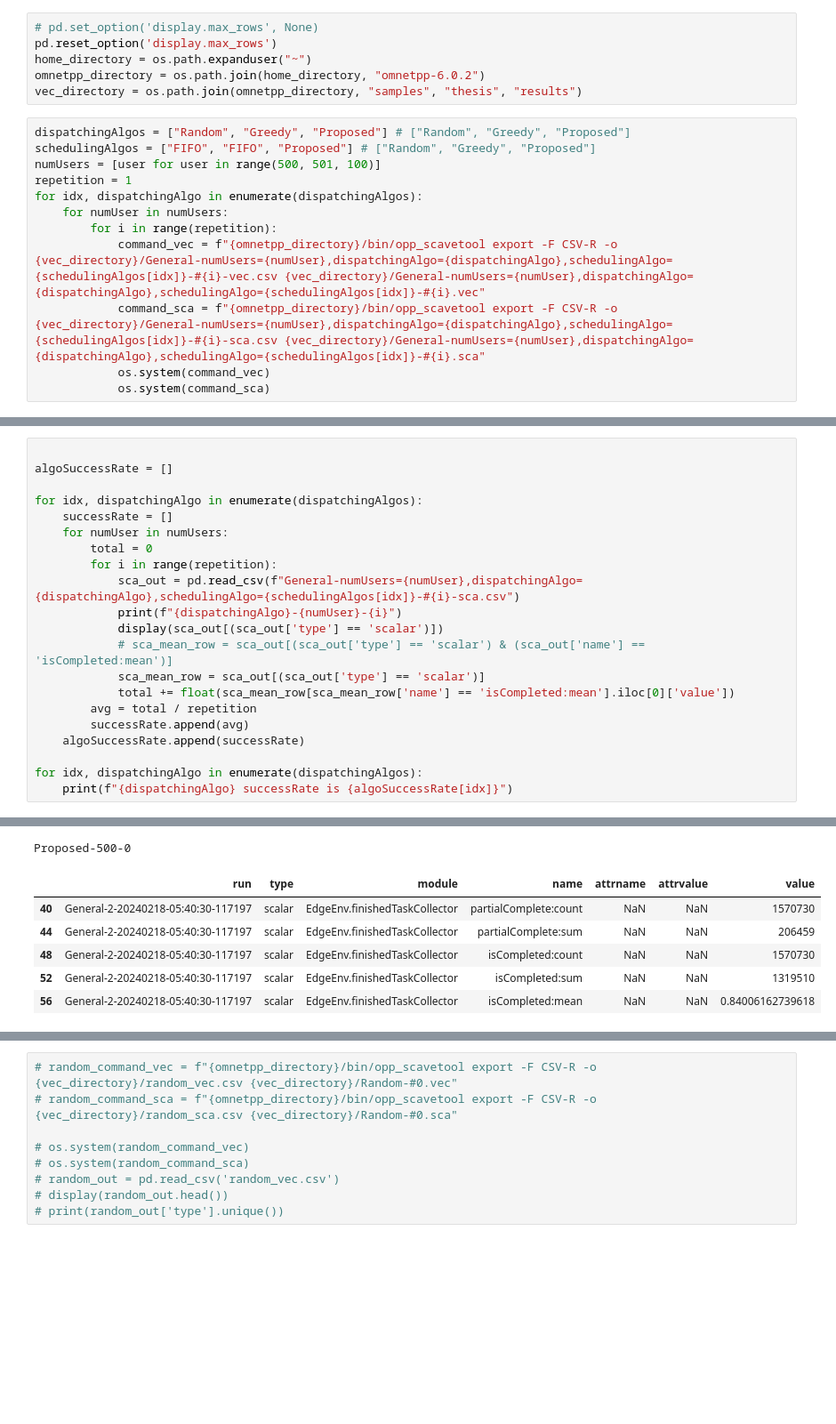
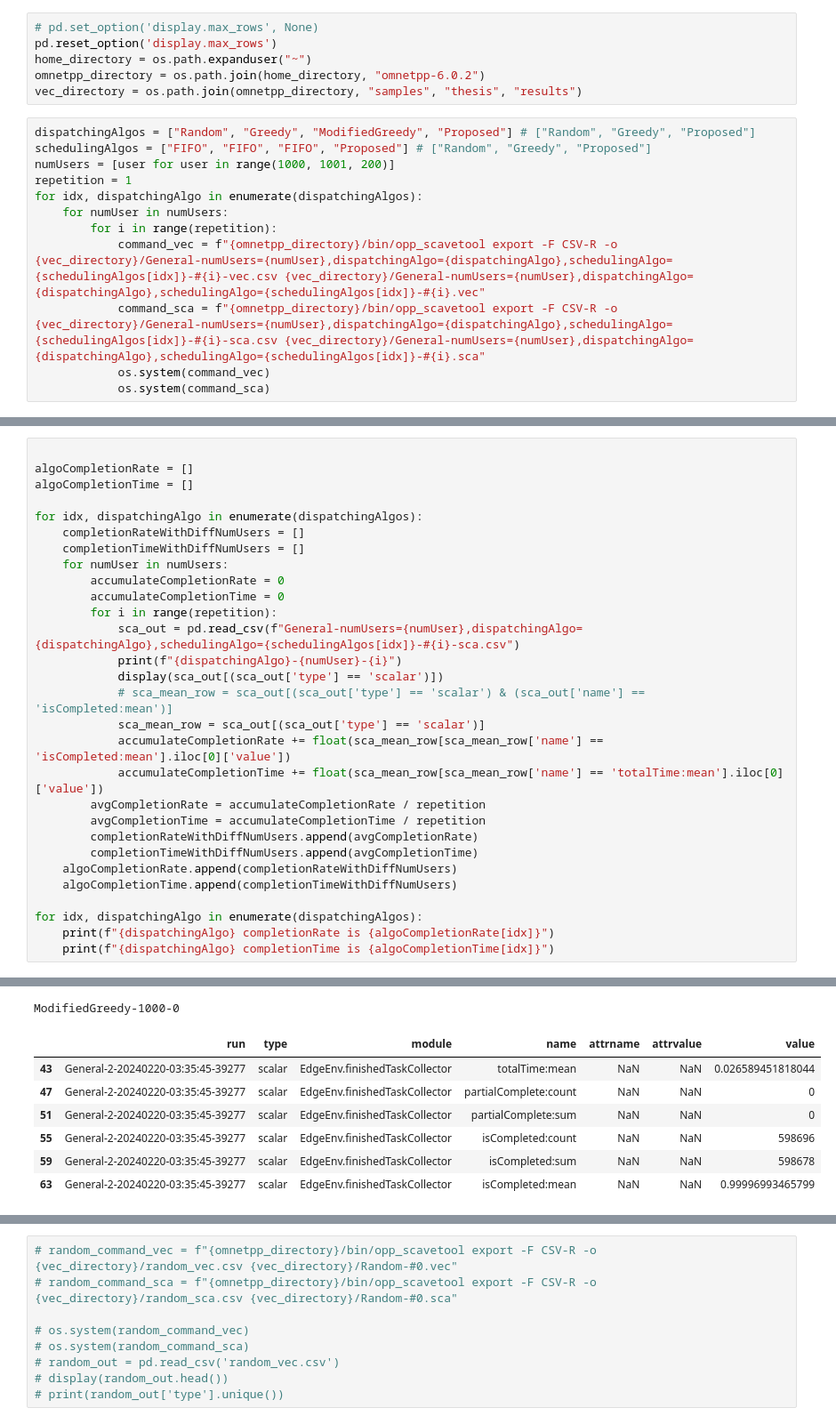
Before and after one commit to TimHung000/thesis, a Jupyter notebook: res.ipynb, the cells around one changed output, grey strips where cells are left out. Shown at 89% size. Saved outputs shown, nothing was run; the diff lists cells and outputs as text; blank space fills up the shorter version.

```diff
--- a/res.ipynb
+++ b/res.ipynb
@@ -12,9 +12,9 @@ home_directory = os.path.expanduser("~")
 omnetpp_directory = os.path.join(home_directory, "omnetpp-6.0.2")
 vec_directory = os.path.join(omnetpp_directory, "samples", "thesis", "results")
 # %%
-dispatchingAlgos = ["Random", "Greedy", "Proposed"] # ["Random", "Greedy", "Proposed"]
-schedulingAlgos = ["FIFO", "FIFO", "Proposed"] # ["Random", "Greedy", "Proposed"]
-numUsers = [user for user in range(500, 501, 100)]
+dispatchingAlgos = ["Random", "Greedy", "ModifiedGreedy", "Proposed"] # ["Random", "Greedy", "Proposed"]
+schedulingAlgos = ["FIFO", "FIFO", "FIFO", "Proposed"] # ["Random", "Greedy", "Proposed"]
+numUsers = [user for user in range(1000, 1001, 200)]
 repetition = 1
 for idx, dispatchingAlgo in enumerate(dispatchingAlgos):
     for numUser in numUsers:
@@ -33,22 +35,30 @@ Exported 5 scalars, 6510 parameters
 # %%
 
-algoSuccessRate = []
+algoCompletionRate = []
+algoCompletionTime = []
 
 for idx, dispatchingAlgo in enumerate(dispatchingAlgos):
-    successRate = []
+    completionRateWithDiffNumUsers = []
+    completionTimeWithDiffNumUsers = []
     for numUser in numUsers:
-        total = 0
+        accumulateCompletionRate = 0
+        accumulateCompletionTime = 0
         for i in range(repetition):
             sca_out = pd.read_csv(f"General-numUsers={numUser},dispatchingAlgo={dispatchingAlgo},schedulingAlgo={schedulingAlgos[idx]}-#{i}-sca.csv")
             print(f"{dispatchingAlgo}-{numUser}-{i}")
             display(sca_out[(sca_out['type'] == 'scalar')])
             # sca_mean_row = sca_out[(sca_out['type'] == 'scalar') & (sca_out['name'] == 'isCompleted:mean')]
             sca_mean_row = sca_out[(sca_out['type'] == 'scalar')]
-            total += float(sca_mean_row[sca_mean_row['name'] == 'isCompleted:mean'].iloc[0]['value'])
-        avg = total / repetition
-        successRate.append(avg)
-    algoSuccessRate.append(successRate)
+            accumulateCompletionRate += float(sca_mean_row[sca_mean_row['name'] == 'isCompleted:mean'].iloc[0]['value'])
+            accumulateCompletionTime += float(sca_mean_row[sca_mean_row['name'] == 'totalTime:mean'].iloc[0]['value'])
+        avgCompletionRate = accumulateCompletionRate / repetition
+        avgCompletionTime = accumulateCompletionTime / repetition
+        completionRateWithDiffNumUsers.append(avgCompletionRate)
+        completionTimeWithDiffNumUsers.append(avgCompletionTime)
+    algoCompletionRate.append(completionRateWithDiffNumUsers)
+    algoCompletionTime.append(completionTimeWithDiffNumUsers)
 
 for idx, dispatchingAlgo in enumerate(dispatchingAlgos):
-    print(f"{dispatchingAlgo} successRate is {algoSuccessRate[idx]}")
+    print(f"{dispatchingAlgo} completionRate is {algoCompletionRate[idx]}")
+    print(f"{dispatchingAlgo} completionTime is {algoCompletionTime[idx]}")
 # %% [output]
@@ -69,7 +81,8 @@ Greedy-500-0
-Proposed-500-0
+ModifiedGreedy-1000-0
 |  | run | type | module | name | attrname | attrvalue | value |
-| 40 | General-2-20240218-05:40:30-117197 | scalar | EdgeEnv.finishedTaskCollector | partialComplete:count | NaN | NaN | 1570730 |
-| 44 | General-2-20240218-05:40:30-117197 | scalar | EdgeEnv.finishedTaskCollector | partialComplete:sum | NaN | NaN | 206459 |
-| 48 | General-2-20240218-05:40:30-117197 | scalar | EdgeEnv.finishedTaskCollector | isCompleted:count | NaN | NaN | 1570730 |
-| 52 | General-2-20240218-05:40:30-117197 | scalar | EdgeEnv.finishedTaskCollector | isCompleted:sum | NaN | NaN | 1319510 |
-| 56 | General-2-20240218-05:40:30-117197 | scalar | EdgeEnv.finishedTaskCollector | isCompleted:mean | NaN | NaN | 0.84006162739618 |
+| 43 | General-2-20240220-03:35:45-39277 | scalar | EdgeEnv.finishedTaskCollector | totalTime:mean | NaN | NaN | 0.026589451818044 |
+| 47 | General-2-20240220-03:35:45-39277 | scalar | EdgeEnv.finishedTaskCollector | partialComplete:count | NaN | NaN | 0 |
+| 51 | General-2-20240220-03:35:45-39277 | scalar | EdgeEnv.finishedTaskCollector | partialComplete:sum | NaN | NaN | 0 |
+| 55 | General-2-20240220-03:35:45-39277 | scalar | EdgeEnv.finishedTaskCollector | isCompleted:count | NaN | NaN | 598696 |
+| 59 | General-2-20240220-03:35:45-39277 | scalar | EdgeEnv.finishedTaskCollector | isCompleted:sum | NaN | NaN | 598678 |
+| 63 | General-2-20240220-03:35:45-39277 | scalar | EdgeEnv.finishedTaskCollector | isCompleted:mean | NaN | NaN | 0.99996993465799 |
```
Also changed, not shown: parts of 4 cells of this notebook, 15 other files.
